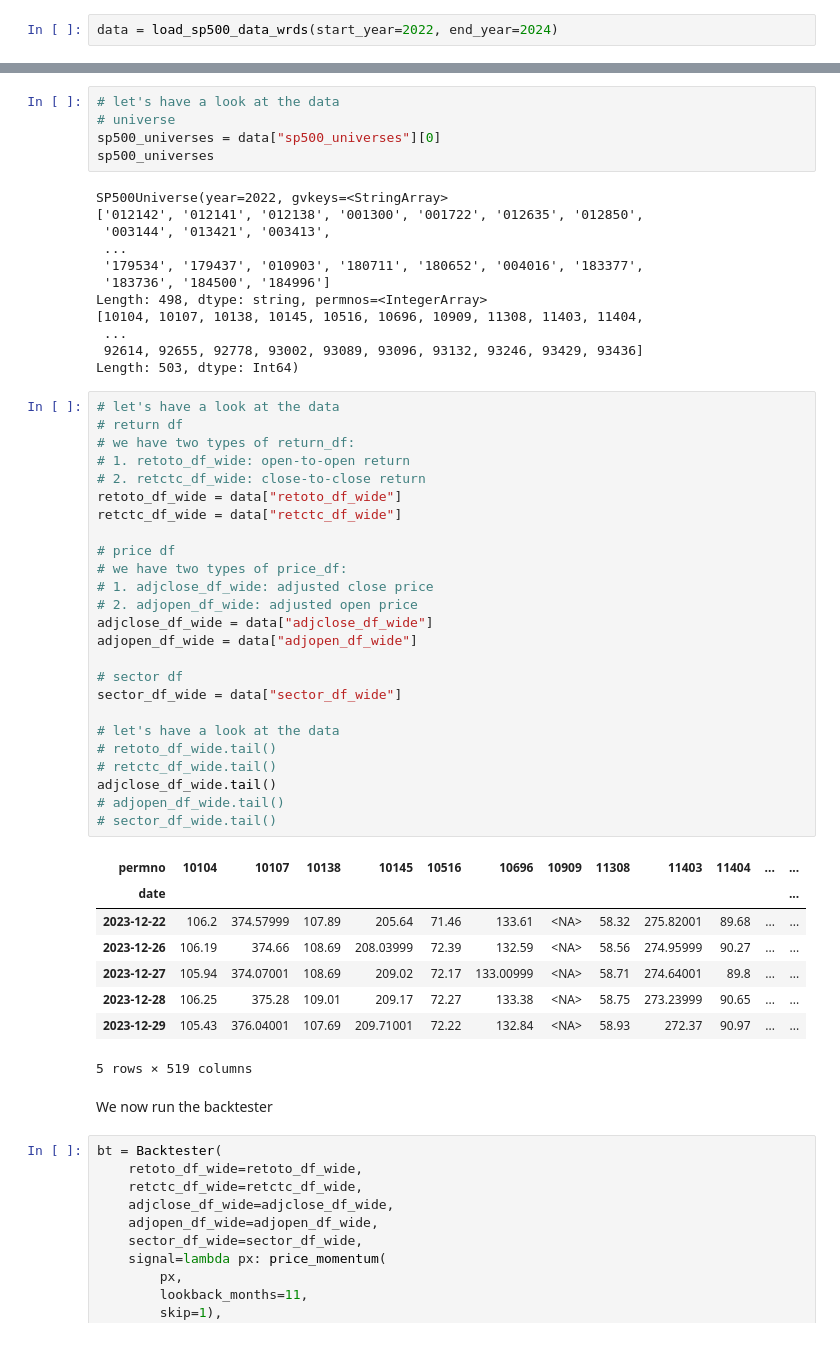
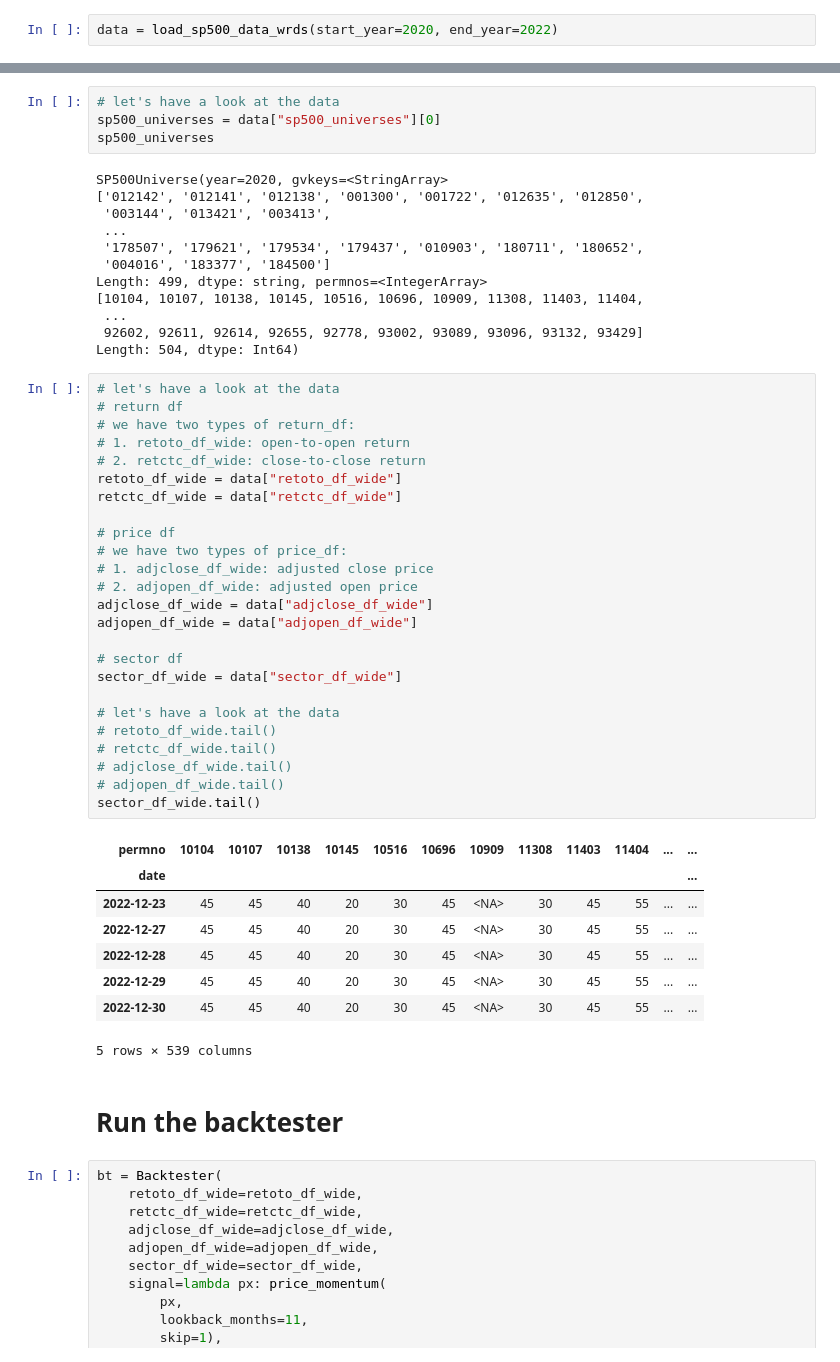
Before and after one commit to ZhengGong-hub/equity_longshort_backtester, a Jupyter notebook: notebooks/demo.ipynb, the cells around one changed output, grey strips where cells are left out. Saved outputs shown, nothing was run; the diff lists cells and outputs as text.

```diff
--- a/notebooks/demo.ipynb
+++ b/notebooks/demo.ipynb
@@ -15,5 +15,5 @@ First, we load in needed data
 # %%
-data = load_sp500_data_wrds(start_year=2022, end_year=2024)
+data = load_sp500_data_wrds(start_year=2020, end_year=2022)
 # %% [output]
 Loading SP500 data...
 Connecting to WRDS with username: zhenggong123
@@ -29,56 +32,55 @@ the number of unique gvkeys for year 2023 is 498
 # %%
 # let's have a look at the data
-# universe
 sp500_universes = data["sp500_universes"][0]
 sp500_universes
 # %% [output]
-SP500Universe(year=2022, gvkeys=<StringArray>
+SP500Universe(year=2020, gvkeys=<StringArray>
 ['012142', '012141', '012138', '001300', '001722', '012635', '012850',
  '003144', '013421', '003413',
  ...
- '179534', '179437', '010903', '180711', '180652', '004016', '183377',
- '183736', '184500', '184996']
-Length: 498, dtype: string, permnos=<IntegerArray>
+ '178507', '179621', '179534', '179437', '010903', '180711', '180652',
+ '004016', '183377', '184500']
+Length: 499, dtype: string, permnos=<IntegerArray>
 [10104, 10107, 10138, 10145, 10516, 10696, 10909, 11308, 11403, 11404,
  ...
- 92614, 92655, 92778, 93002, 93089, 93096, 93132, 93246, 93429, 93436]
-Length: 503, dtype: Int64)
+ 92602, 92611, 92614, 92655, 92778, 93002, 93089, 93096, 93132, 93429]
+Length: 504, dtype: Int64)
 # %%
 # let's have a look at the data
 # return df
 # we have two types of return_df:
 # 1. retoto_df_wide: open-to-open return
 # 2. retctc_df_wide: close-to-close return
 retoto_df_wide = data["retoto_df_wide"]
 retctc_df_wide = data["retctc_df_wide"]
 
 # price df
 # we have two types of price_df:
 # 1. adjclose_df_wide: adjusted close price
 # 2. adjopen_df_wide: adjusted open price
 adjclose_df_wide = data["adjclose_df_wide"]
 adjopen_df_wide = data["adjopen_df_wide"]
 
 # sector df
 sector_df_wide = data["sector_df_wide"]
 
 # let's have a look at the data
 # retoto_df_wide.tail()
 # retctc_df_wide.tail()
-adjclose_df_wide.tail()
+# adjclose_df_wide.tail()
 # adjopen_df_wide.tail()
-# sector_df_wide.tail()
+sector_df_wide.tail()
 # %% [output]
 | permno | 10104 | 10107 | 10138 | 10145 | 10516 | 10696 | 10909 | 11308 | 11403 | 11404 | ... | ... |
 | date |  |  |  |  |  |  |  |  |  |  |  | ... |
-| 2023-12-22 | 106.2 | 374.57999 | 107.89 | 205.64 | 71.46 | 133.61 | <NA> | 58.32 | 275.82001 | 89.68 | ... | ... |
-| 2023-12-26 | 106.19 | 374.66 | 108.69 | 208.03999 | 72.39 | 132.59 | <NA> | 58.56 | 274.95999 | 90.27 | ... | ... |
-| 2023-12-27 | 105.94 | 374.07001 | 108.69 | 209.02 | 72.17 | 133.00999 | <NA> | 58.71 | 274.64001 | 89.8 | ... | ... |
-| 2023-12-28 | 106.25 | 375.28 | 109.01 | 209.17 | 72.27 | 133.38 | <NA> | 58.75 | 273.23999 | 90.65 | ... | ... |
-| 2023-12-29 | 105.43 | 376.04001 | 107.69 | 209.71001 | 72.22 | 132.84 | <NA> | 58.93 | 272.37 | 90.97 | ... | ... |
+| 2022-12-23 | 45 | 45 | 40 | 20 | 30 | 45 | <NA> | 30 | 45 | 55 | ... | ... |
+| 2022-12-27 | 45 | 45 | 40 | 20 | 30 | 45 | <NA> | 30 | 45 | 55 | ... | ... |
+| 2022-12-28 | 45 | 45 | 40 | 20 | 30 | 45 | <NA> | 30 | 45 | 55 | ... | ... |
+| 2022-12-29 | 45 | 45 | 40 | 20 | 30 | 45 | <NA> | 30 | 45 | 55 | ... | ... |
+| 2022-12-30 | 45 | 45 | 40 | 20 | 30 | 45 | <NA> | 30 | 45 | 55 | ... | ... |
-5 rows × 519 columns
+5 rows × 539 columns
 # %% [markdown]
-We now run the backtester
+# Run the backtester
 # %%
 bt = Backtester(
     retoto_df_wide=retoto_df_wide,
```
Also changed, not shown: parts of 17 cells of this notebook, 9 other files.
